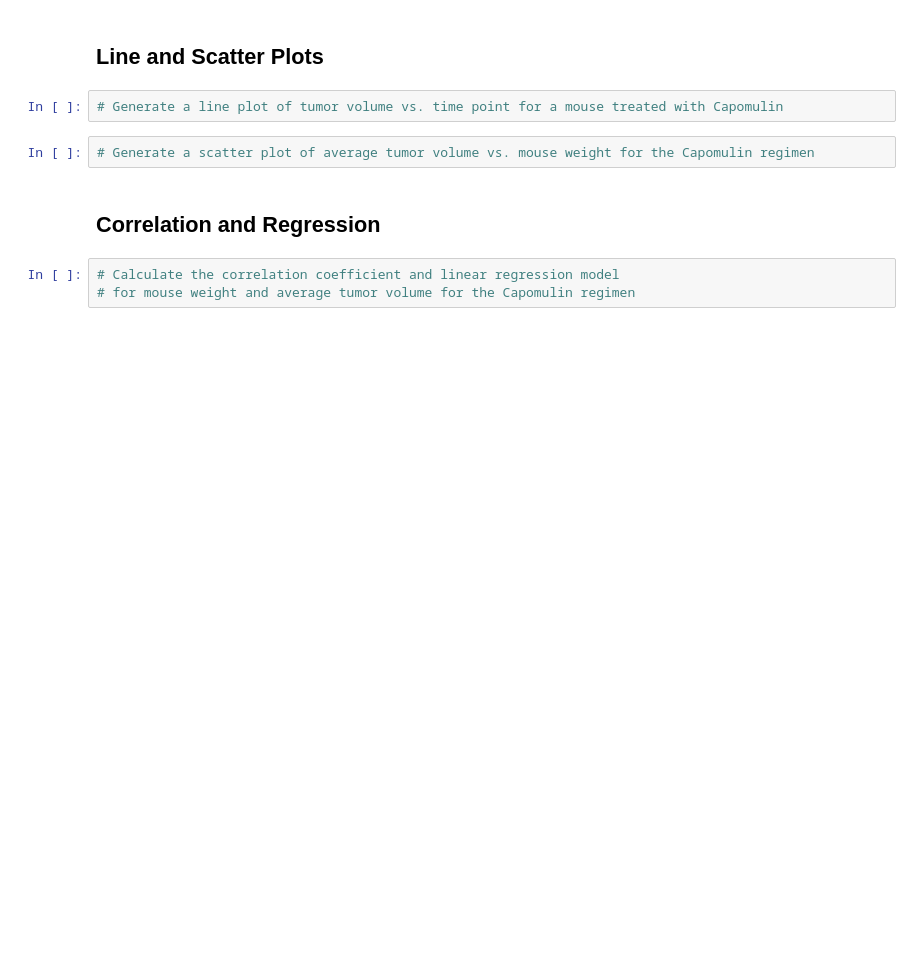
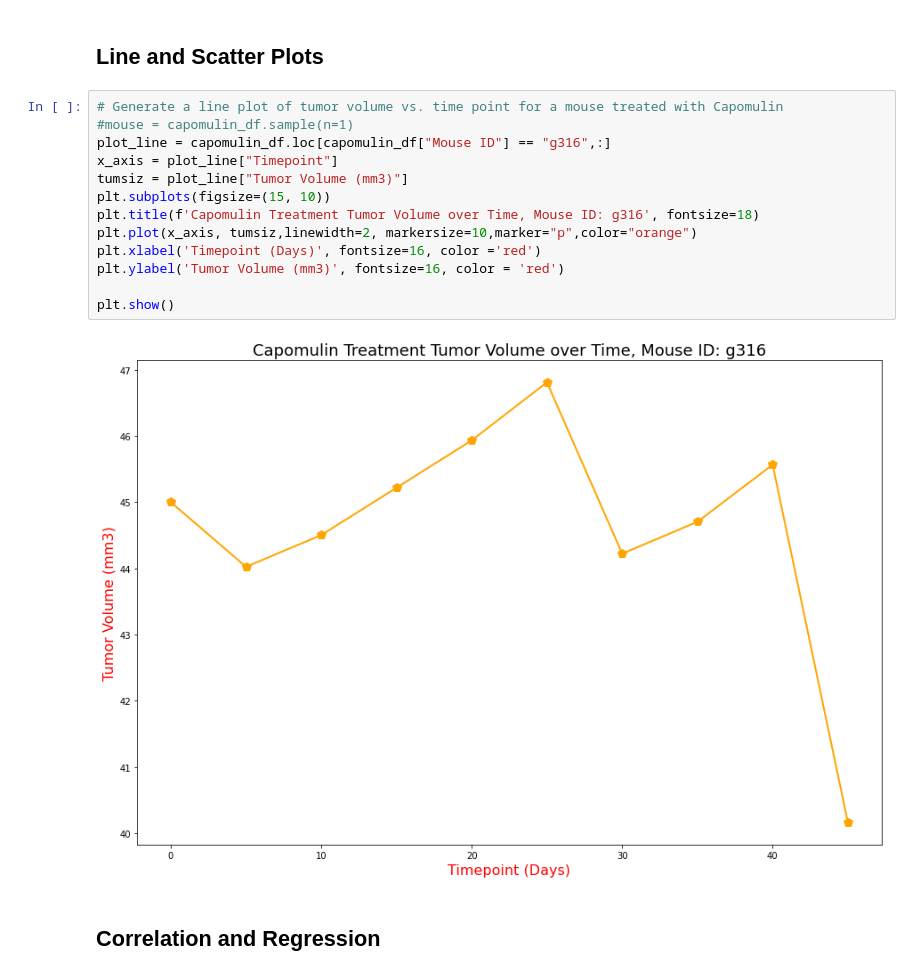
Before and after one commit to Bc-AJPR/Matplotlib_The_Power_of_Plots, a Jupyter notebook: pymaceuticals_starter.ipynb, the cells around one changed output. Cells and saved outputs as stored; diff of their text form; blank space fills up the shorter version.

Commit message:
All Done, missing printing info on the last graph

```diff
--- a/pymaceuticals_starter.ipynb
+++ b/pymaceuticals_starter.ipynb
@@ -269,11 +286,19 @@ plt.show()
 # %% [markdown]
 ## Line and Scatter Plots
-# %%
-# Generate a line plot of tumor volume vs. time point for a mouse treated with Capomulin
-# %%
-# Generate a scatter plot of average tumor volume vs. mouse weight for the Capomulin regimen
+# %%
+# Generate a line plot of tumor volume vs. time point for a mouse treated with Capomulin
+#mouse = capomulin_df.sample(n=1)
+plot_line = capomulin_df.loc[capomulin_df["Mouse ID"] == "g316",:]
+x_axis = plot_line["Timepoint"]
+tumsiz = plot_line["Tumor Volume (mm3)"]
+plt.subplots(figsize=(15, 10))
+plt.title(f'Capomulin Treatment Tumor Volume over Time, Mouse ID: g316', fontsize=18)
+plt.plot(x_axis, tumsiz,linewidth=2, markersize=10,marker="p",color="orange")
+plt.xlabel('Timepoint (Days)', fontsize=16, color ='red')
+plt.ylabel('Tumor Volume (mm3)', fontsize=16, color = 'red')
+
+plt.show()
+# %% [output]
+[figure, added]
 # %% [markdown]
 ## Correlation and Regression
-# %%
-# Calculate the correlation coefficient and linear regression model
-# for mouse weight and average tumor volume for the Capomulin regimen
```
Also changed, not shown: parts of 3 cells of this notebook, 1 other file.
